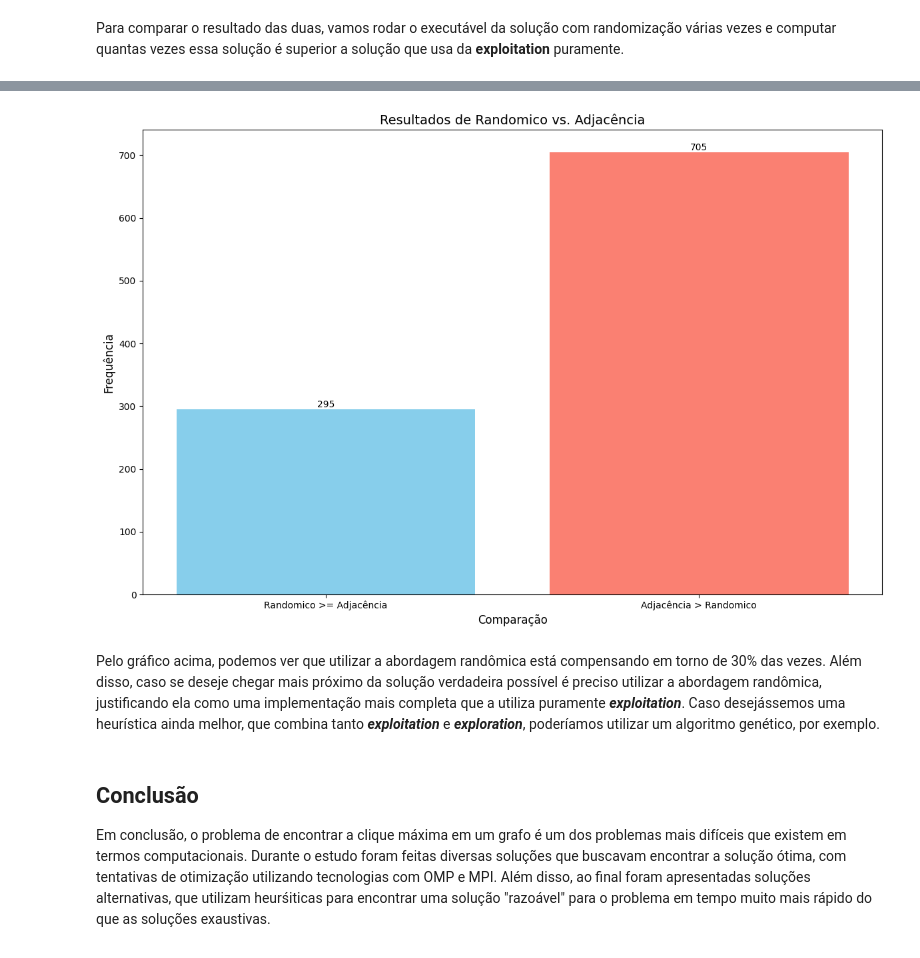
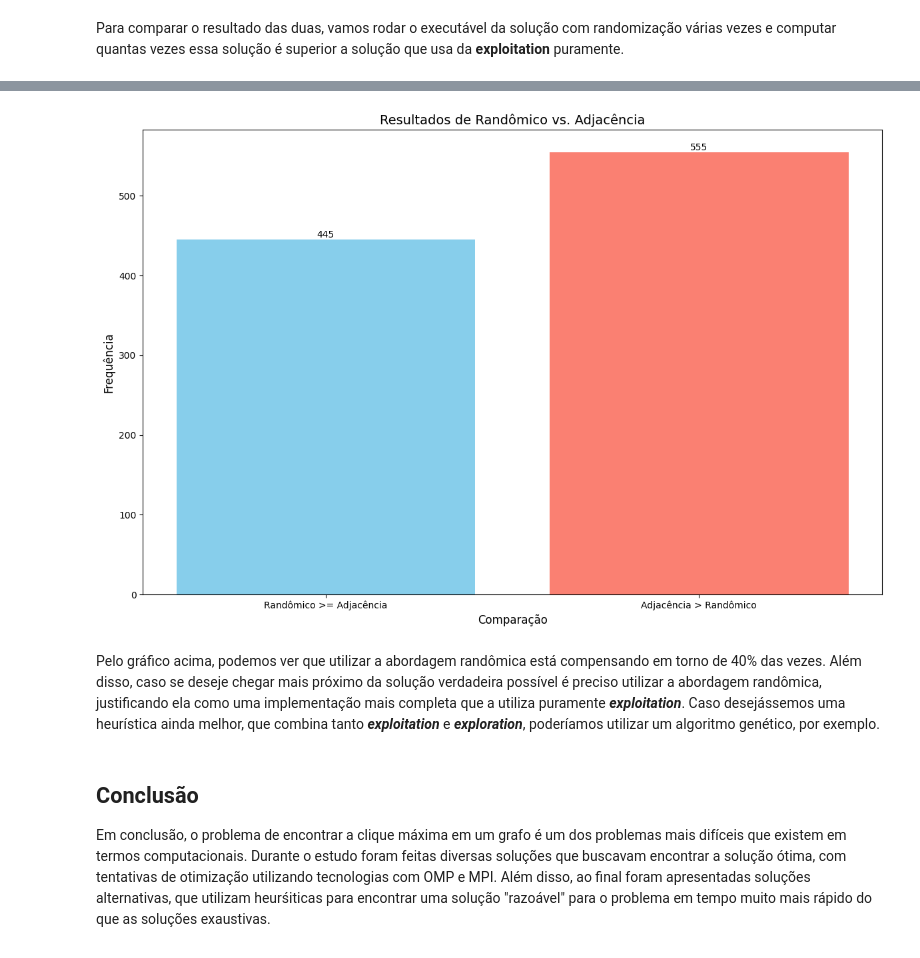
Before and after one commit to Paulofalcao2002/projetoSuperComp, a Jupyter notebook: ProjetoSuperCompCliques.ipynb, the cells around one changed output, grey strips where cells are left out. Cells and saved outputs as stored; diff of their text form; code cells hidden in the pictures.

```diff
--- a/ProjetoSuperCompCliques.ipynb
+++ b/ProjetoSuperCompCliques.ipynb
@@ -2005,39 +2005,39 @@ executavel_randomico = './heuristica-adjacencia-randomica'
 # Lista para armazenar os resultados
 resultados = []
 
 # Rodar o executável adjacencia uma vez para obter o valor de referência
 proc_adjacencia = subprocess.run([executavel_adjacencia], text=True, capture_output=True)
 resultado_adjacencia = int(proc_adjacencia.stdout.strip().split()[-1])
 
-# Rodar o executável randomico 1000 vezes
+# Rodar o executável randômico 1000 vezes
 for _ in range(1000):
     proc_randomico = subprocess.run([executavel_randomico], text=True, capture_output=True)
     resultado_randomico = int(proc_randomico.stdout.strip().split()[-1])
     resultados.append(resultado_randomico >= resultado_adjacencia)
 
 # Contar quantas vezes o resultado_adjacencia foi maior que o resultado_randomico
 contagem = sum(resultados)
 
 # Configurações visuais do gráfico
 plt.figure(figsize=(12, 8))
 bar_colors = ['skyblue', 'salmon']
-plt.bar(['Randomico >= Adjacência', 'Adjacência > Randomico'], [contagem, 1000 - contagem], color=bar_colors)
+plt.bar(['Randômico >= Adjacência', 'Adjacência > Randômico'], [contagem, 1000 - contagem], color=bar_colors)
 plt.xlabel('Comparação', fontsize=12)
 plt.ylabel('Frequência', fontsize=12)
-plt.title('Resultados de Randomico vs. Adjacência', fontsize=14)
+plt.title('Resultados de Randômico vs. Adjacência', fontsize=14)
 plt.xticks(fontsize=10)
 plt.yticks(fontsize=10)
 
 # Mostrar valor numérico acima das barras
 for i, v in enumerate([contagem, 1000 - contagem]):
     plt.text(i, v, str(v), ha='center', va='bottom', fontsize=10)
 
 plt.tight_layout()
 plt.show()
 # %% [output]
-[figure, old version]
+[figure, new version]
 # %% [markdown]
-Pelo gráfico acima, podemos ver que utilizar a abordagem randômica está compensando em torno de 30% das vezes. Além disso, caso se deseje chegar mais próximo da solução verdadeira possível é preciso utilizar a abordagem randômica, justificando ela como uma implementação mais completa que a utiliza puramente ***exploitation***. Caso desejássemos uma heurística ainda melhor, que combina tanto ***exploitation*** e ***exploration***, poderíamos utilizar um algoritmo genético, por exemplo.
+Pelo gráfico acima, podemos ver que utilizar a abordagem randômica está compensando em torno de 40% das vezes. Além disso, caso se deseje chegar mais próximo da solução verdadeira possível é preciso utilizar a abordagem randômica, justificando ela como uma implementação mais completa que a utiliza puramente ***exploitation***. Caso desejássemos uma heurística ainda melhor, que combina tanto ***exploitation*** e ***exploration***, poderíamos utilizar um algoritmo genético, por exemplo.
 # %% [markdown]
 ## Conclusão
 
```
Also changed, not shown: parts of 36 cells of this notebook.
